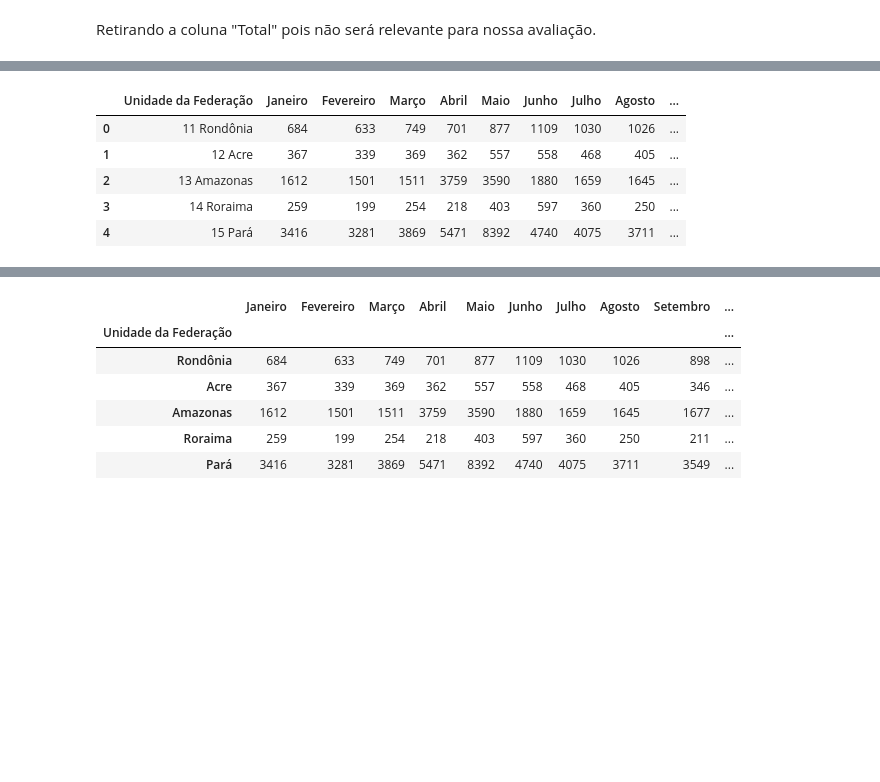
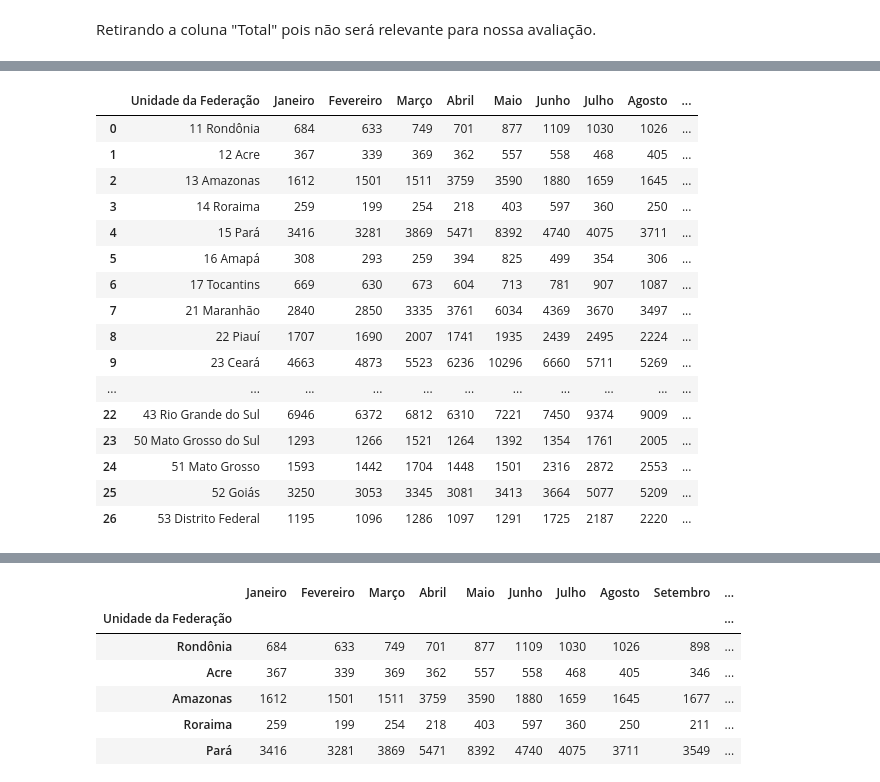
Before and after one commit to ricardosaj/Bootcamp-Data-Science-Alura, a Jupyter notebook: CadernoDoSuperDesafioModulo01.ipynb, the cells around one changed output, grey strips where cells are left out. Cells and saved outputs as stored; diff of their text form; code cells hidden in the pictures; blank space fills up the shorter version.

```diff
--- a/CadernoDoSuperDesafioModulo01.ipynb
+++ b/CadernoDoSuperDesafioModulo01.ipynb
@@ -32,13 +43,24 @@ gastosporestadoem2020.head()
 # %%
 obitosporestadoem2020 = obitosporestadoem2020.drop('Total', 1)
-obitosporestadoem2020.head()
+obitosporestadoem2020
 # %% [output]
 |  | Unidade da Federação | Janeiro | Fevereiro | Março | Abril | Maio | Junho | Julho | Agosto | ... |
 | 0 | 11 Rondônia | 684 | 633 | 749 | 701 | 877 | 1109 | 1030 | 1026 | ... |
 | 1 | 12 Acre | 367 | 339 | 369 | 362 | 557 | 558 | 468 | 405 | ... |
 | 2 | 13 Amazonas | 1612 | 1501 | 1511 | 3759 | 3590 | 1880 | 1659 | 1645 | ... |
 | 3 | 14 Roraima | 259 | 199 | 254 | 218 | 403 | 597 | 360 | 250 | ... |
 | 4 | 15 Pará | 3416 | 3281 | 3869 | 5471 | 8392 | 4740 | 4075 | 3711 | ... |
+| 5 | 16 Amapá | 308 | 293 | 259 | 394 | 825 | 499 | 354 | 306 | ... |
+| 6 | 17 Tocantins | 669 | 630 | 673 | 604 | 713 | 781 | 907 | 1087 | ... |
+| 7 | 21 Maranhão | 2840 | 2850 | 3335 | 3761 | 6034 | 4369 | 3670 | 3497 | ... |
+| 8 | 22 Piauí | 1707 | 1690 | 2007 | 1741 | 1935 | 2439 | 2495 | 2224 | ... |
+| 9 | 23 Ceará | 4663 | 4873 | 5523 | 6236 | 10296 | 6660 | 5711 | 5269 | ... |
+| ... | ... | ... | ... | ... | ... | ... | ... | ... | ... | ... |
+| 22 | 43 Rio Grande do Sul | 6946 | 6372 | 6812 | 6310 | 7221 | 7450 | 9374 | 9009 | ... |
+| 23 | 50 Mato Grosso do Sul | 1293 | 1266 | 1521 | 1264 | 1392 | 1354 | 1761 | 2005 | ... |
+| 24 | 51 Mato Grosso | 1593 | 1442 | 1704 | 1448 | 1501 | 2316 | 2872 | 2553 | ... |
+| 25 | 52 Goiás | 3250 | 3053 | 3345 | 3081 | 3413 | 3664 | 5077 | 5209 | ... |
+| 26 | 53 Distrito Federal | 1195 | 1096 | 1286 | 1097 | 1291 | 1725 | 2187 | 2220 | ... |
 # %%
 # Alterei o nome de todas as colunas do DF de gastos para ficar no mesmo padrão do DF de obitos
 gastosporestadoem2020 = gastosporestadoem2020.rename(columns={'Unidade da Federação': 'Unidade da Federação', '2020/Jan': 'Janeiro', '2020/Fev': 'Fevereiro', '2020/Mar': 'Março', '2020/Abr': 'Abril', '2020/Mai': 'Maio', '2020/Jun': 'Junho', '2020/Jul': 'Julho', '2020/Ago': 'Agosto', '2020/Set': 'Setembro', '2020/Out': 'Outubro', '2020/Nov': 'Novembro', '2020/Dez': 'Dezembro'})
```
Also changed, not shown: parts of 5 cells of this notebook.
